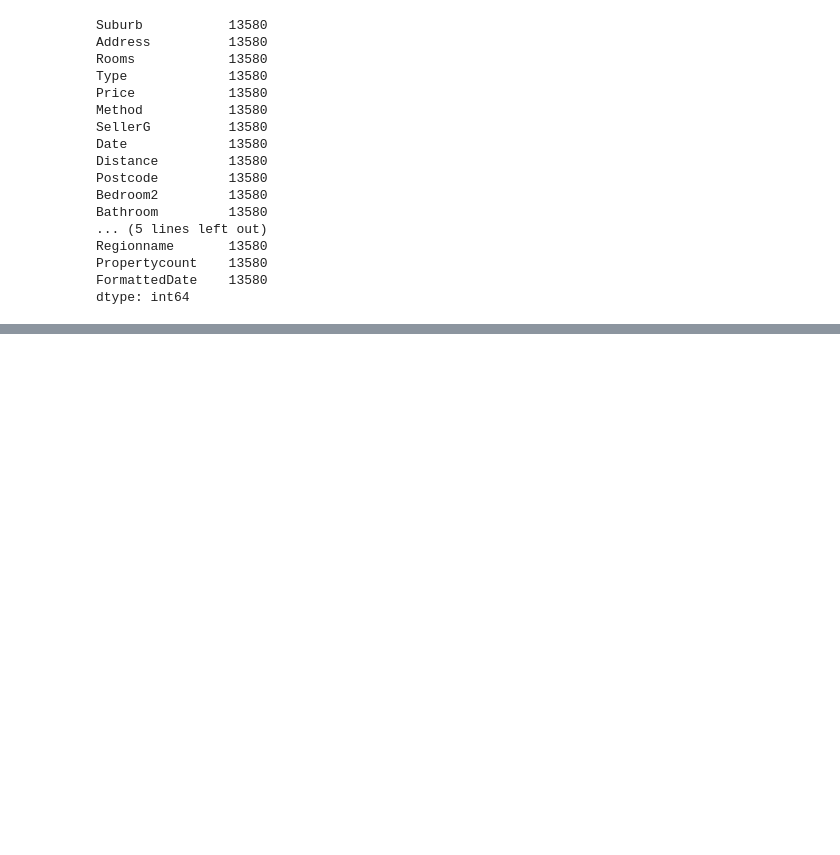
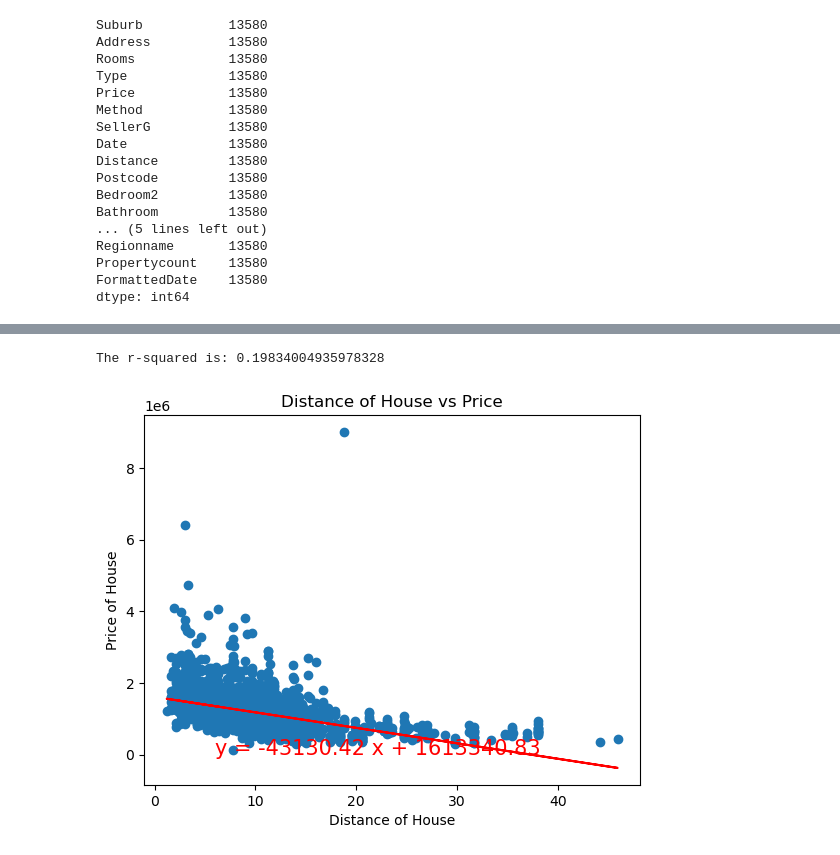
Before and after one commit to Sprodhania/Project-1, a Jupyter notebook: Resources/Melhousing.ipynb, the cells around one changed output, grey strips where cells are left out. Saved outputs shown, nothing was run; the diff lists cells and outputs as text; code cells hidden in the pictures; blank space fills up the shorter version.

```diff
--- a/Resources/Melhousing.ipynb
+++ b/Resources/Melhousing.ipynb
@@ -146,0 +200,3 @@ dtype: int64
+# %%
+melhousing_data2 = melhousingclean_df[(melhousingclean_df["Type"] == "h") & (melhousingclean_df["Rooms"] > 2) & (melhousingclean_df["Bedroom2"] >2) & (melhousingclean_df["Car"] == 1)][["Suburb", "Type", "Distance", "Rooms", "Bedroom2", "Bathroom", "Landsize", "Car", "Price"]]
+melhousing_data2.head()
@@ -146,0 +210,10 @@ dtype: int64
+# %%
+x_values = melhousing_data2["Distance"]
+y_values = melhousing_data2["Price"]
+plt.title("Distance of House vs Price")
+plt.xlabel("Distance of House")
+plt.ylabel("Price of House")
+plot_linear_regression(x_values, y_values, "Distance of House vs Price", (6, 30))
+# %% [output]
+The r-squared is: 0.19834004935978328
+[figure, added]
```
Also changed, not shown: parts of 15 cells of this notebook.
